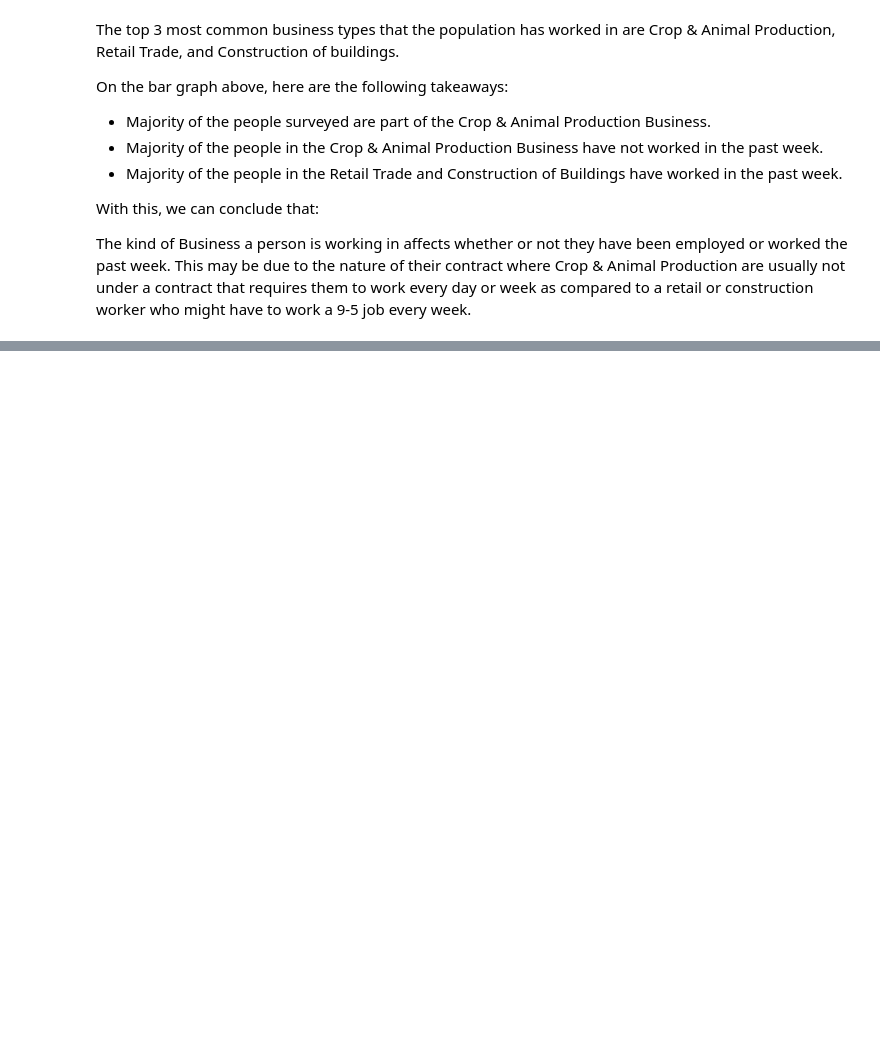
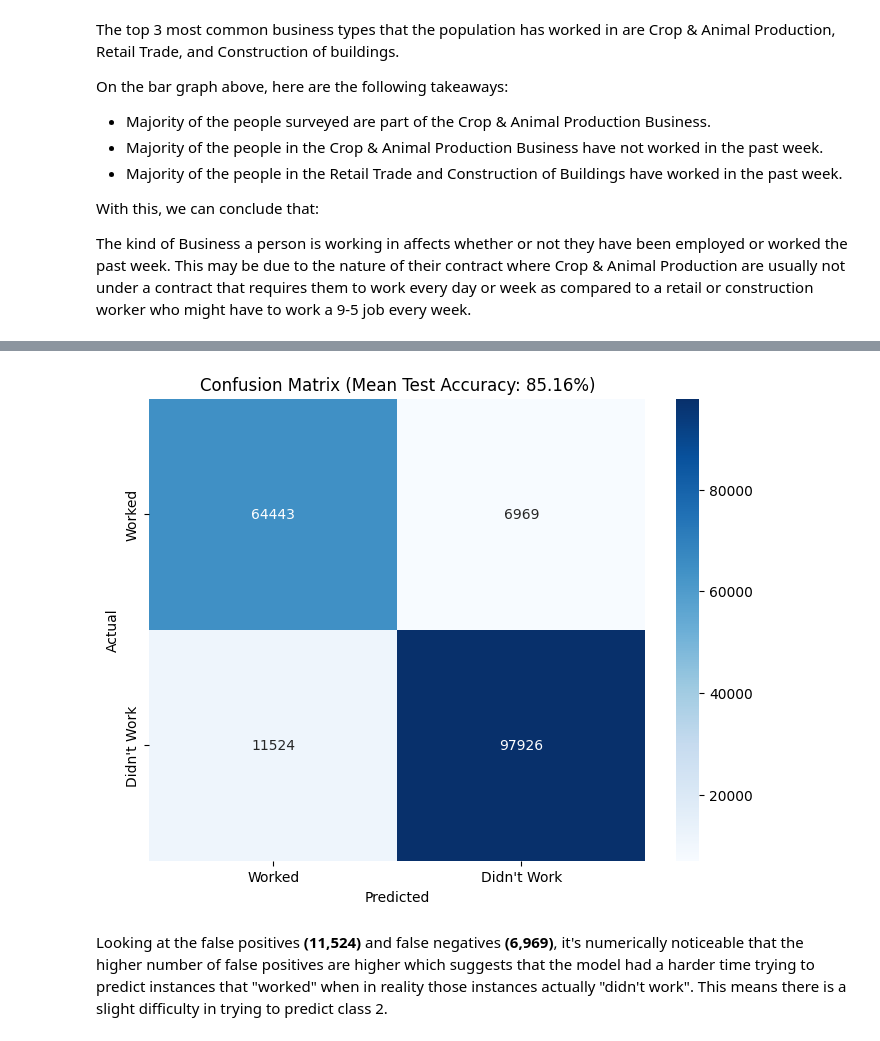
Before and after one commit to MatthewHeinz/STINTSY_MCO1, a Jupyter notebook: MCO1.ipynb, the cells around one changed output, grey strips where cells are left out. Drawn from its saved outputs; the diff is of its cells as text; code cells hidden in the pictures; blank space fills up the shorter version.

```diff
--- a/MCO1.ipynb
+++ b/MCO1.ipynb
@@ -635,6 +664,11 @@ Name: PUFC19_PHOURS, dtype: float64
 # %% [markdown]
 With `PUFC19_PHOURS` accounting for the total hours worked in the past week, those that did not work in the past week `PUFC11_WORK`'s (No=2) will not be accounted for. The average weekly hours worked is 41.49, with a median of 42, closely aligning with a full-time schedule.However, the distribution also shows a notable spread, with a standard deviation of 18.88 hours, suggesting considerable variation in working hours across different individuals. The histogram peaks at around 40 hours, with secondary peaks at 20 and 60+ hours, likely reflecting part-time and overtime workers. Some report 0 hours despite being employed, possibly due to temporary leave. The maximum of 112 hours suggests extreme workloads in high-demand professions.
 # %%
+import pandas as pd
+import matplotlib.pyplot as plt
+import seaborn as sns
+
+# Define category labels for EDA (Do not modify the original DataFrame)
 pclass_labels = {
     0: 'Private Household',
     1: 'Private Establishment',
@@ -645,25 +679,25 @@ pclass_labels = {
     6: 'Unpaid Worker (Family Business/Farm)'
 }
 
-# Define category labels for PUFNEWEMPSTAT
 empstat_labels = {
     1: 'Employed',
     2: 'Unemployed',
     3: 'Not in Labor Force'
 }
 
-# Define category labels for PUFC11_WORK
 work_labels = {1: 'Yes', 2: 'No'}
 
-# Apply labels
-cleaned_selected_df['PUFC23_PCLASS'] = cleaned_selected_df['PUFC23_PCLASS'].map(pclass_labels)
-cleaned_selected_df['PUFNEWEMPSTAT'] = cleaned_selected_df['PUFNEWEMPSTAT'].map(empstat_labels)
-cleaned_selected_df['PUFC11_WORK'] = cleaned_selected_df['PUFC11_WORK'].map(work_labels)
+# Create a **separate** copy for visualization only
+eda_df = cleaned_selected_df.copy()
 
+# Apply categorical labels only on eda_df (Original DataFrame remains numeric)
+eda_df['PUFC23_PCLASS'] = eda_df['PUFC23_PCLASS'].map(pclass_labels)
+eda_df['PUFNEWEMPSTAT'] = eda_df['PUFNEWEMPSTAT'].map(empstat_labels)
+eda_df['PUFC11_WORK'] = eda_df['PUFC11_WORK'].map(work_labels)
 
-# Count plots
+# Count plots using eda_df (which has labels)
 plt.figure(figsize=(12, 5))
-sns.countplot(data=cleaned_selected_df, x='PUFC23_PCLASS', hue='PUFC11_WORK', order=pclass_labels.values())
+sns.countplot(data=eda_df, x='PUFC23_PCLASS', hue='PUFC11_WORK', order=pclass_labels.values())
 plt.xticks(rotation=45)
 plt.title('Distribution of Employment Class by Work Status')
 plt.xlabel('Employment Class')
@@ -672,7 +706,7 @@ plt.legend(title='Worked Last Week')
 plt.show()
 
 plt.figure(figsize=(8, 5))
-sns.countplot(data=cleaned_selected_df, x='PUFNEWEMPSTAT', hue='PUFC11_WORK', order=empstat_labels.values())
+sns.countplot(data=eda_df, x='PUFNEWEMPSTAT', hue='PUFC11_WORK', order=empstat_labels.values())
 plt.title('Distribution of Employment Status by Work Status')
 plt.xlabel('Employment Status')
 plt.ylabel('Count')
@@ -1152,0 +1352,19 @@ visualizations.
+# %%
+# Convert lists to numpy arrays for confusion matrix
+all_y_true_nn = np.array(all_y_true_nn).astype(int) + 1  # Convert back to class labels (1, 2)
+all_y_pred_nn = np.array(all_y_pred_nn).astype(int) + 1  # Convert back to class labels (1, 2)
+
+# Compute Confusion Matrix
+cm_nn = confusion_matrix(all_y_true_nn, all_y_pred_nn)
+
+# Plot Confusion Matrix
+plt.figure(figsize=(8,6))
+sns.heatmap(cm_nn, annot=True, fmt='d', cmap='Blues', xticklabels=["Worked", "Didn't Work"], yticklabels=["Worked", "Didn't Work"])
+plt.xlabel("Predicted")
+plt.ylabel("Actual")
+plt.title(f"Confusion Matrix (Mean Test Accuracy: {mean_test_accuracy_nn:.2f}%)")
+plt.show()
+# %% [output]
+[figure, added]
+# %% [markdown]
+Looking at the false positives **(11,524)** and false negatives **(6,969)**, it's numerically noticeable that the higher number of false positives are higher which suggests that the model had a harder time trying to predict instances that "worked" when in reality those instances actually "didn't work". This means there is a slight difficulty in trying to predict class 2.
```
Also changed, not shown: parts of 107 cells of this notebook.
